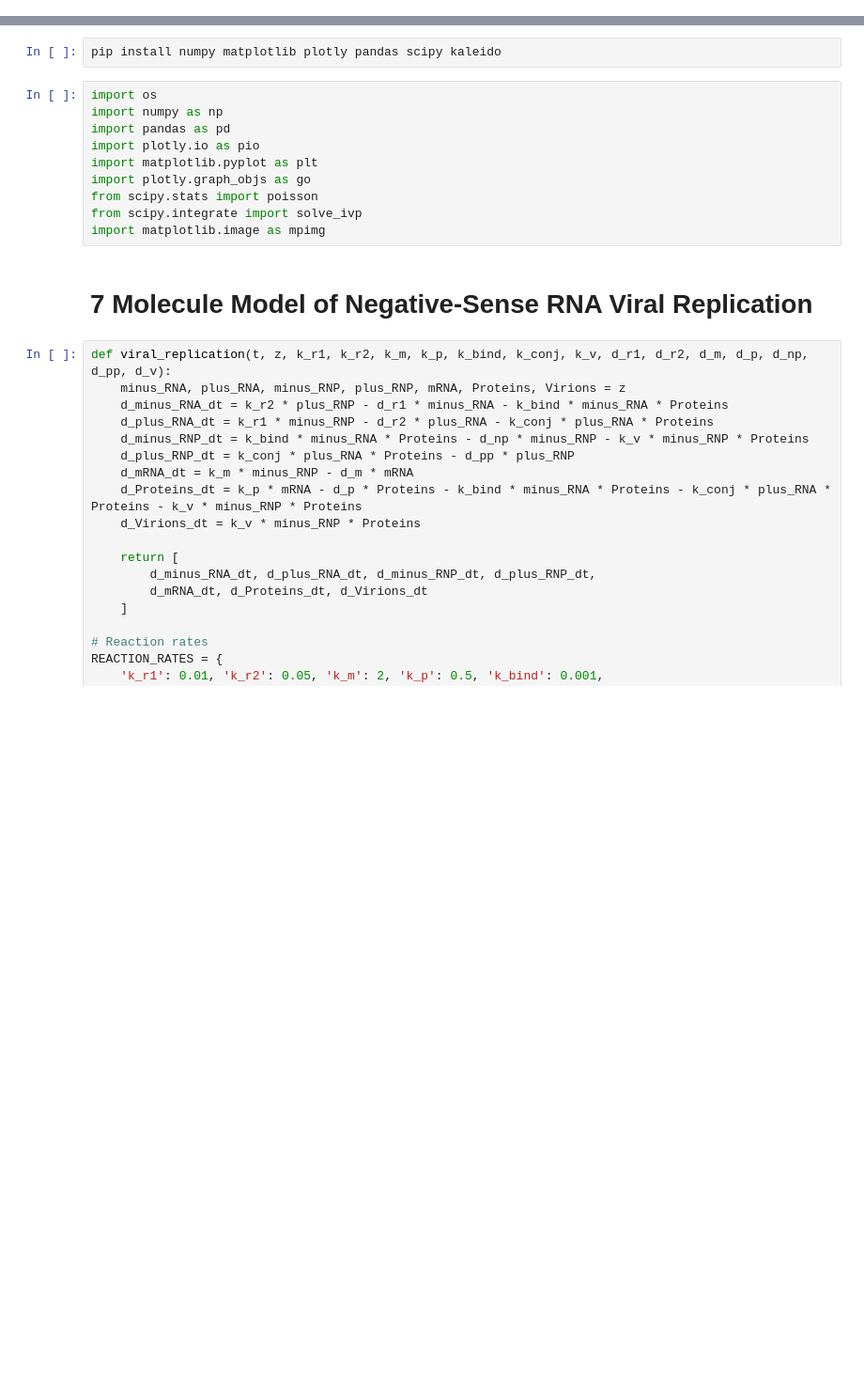
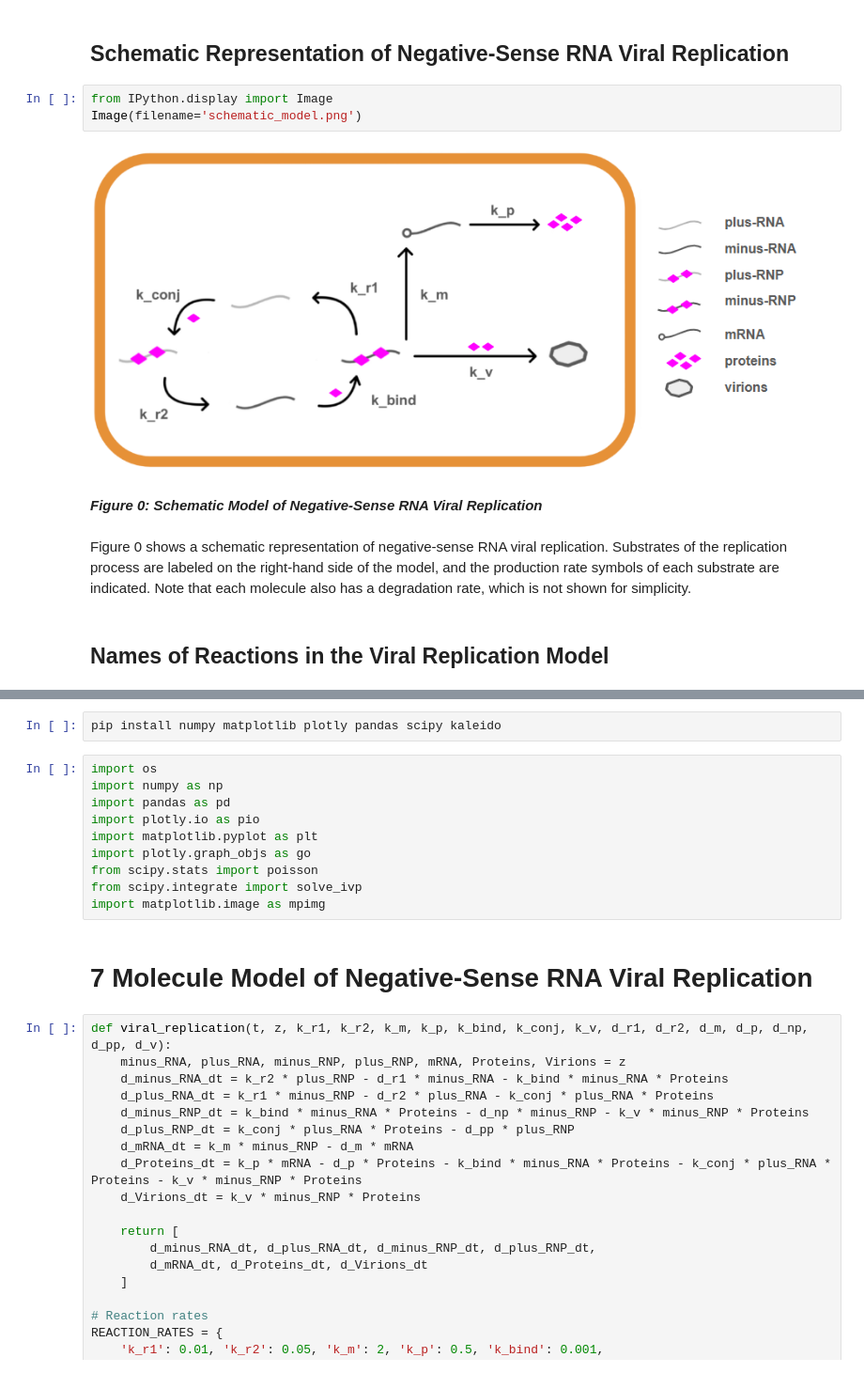
Before and after one commit to mickeysan-git/Stochastic-Modeling-of-Negative-Sense-RNA-Viral-Replication, a Jupyter notebook: gillespie_final.ipynb, the cells around one changed output, grey strips where cells are left out. Shown at 94% size. Drawn from its saved outputs; the diff is of its cells as text; blank space fills up the shorter version.

```diff
--- a/gillespie_final.ipynb
+++ b/gillespie_final.ipynb
@@ -10,0 +15,13 @@ Through these advancements, we gained critical insights into the algorithm's per
+# %% [markdown]
+## **Schematic Representation of Negative-Sense RNA Viral Replication**
+# %%
+from IPython.display import Image
+Image(filename='schematic_model.png')
+# %% [output]
+[figure, added]
+# %% [markdown]
+***Figure 0: Schematic Model of Negative-Sense RNA Viral Replication***
+# %% [markdown]
+Figure 0 shows a schematic representation of negative-sense RNA viral replication. Substrates of the replication process are labeled on the right-hand side of the model, and the production rate symbols of each substrate are indicated. Note that each molecule also has a degradation rate, which is not shown for simplicity.
+# %% [markdown]
+## **Names of Reactions in the Viral Replication Model**
```
Also changed, not shown: parts of 88 cells of this notebook, 2 other files.
